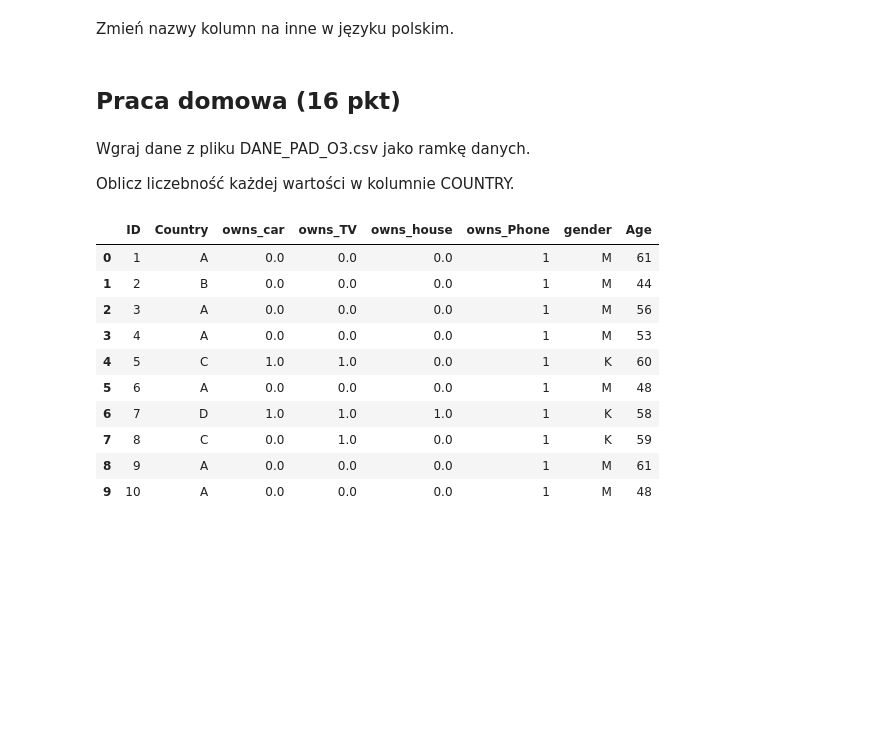
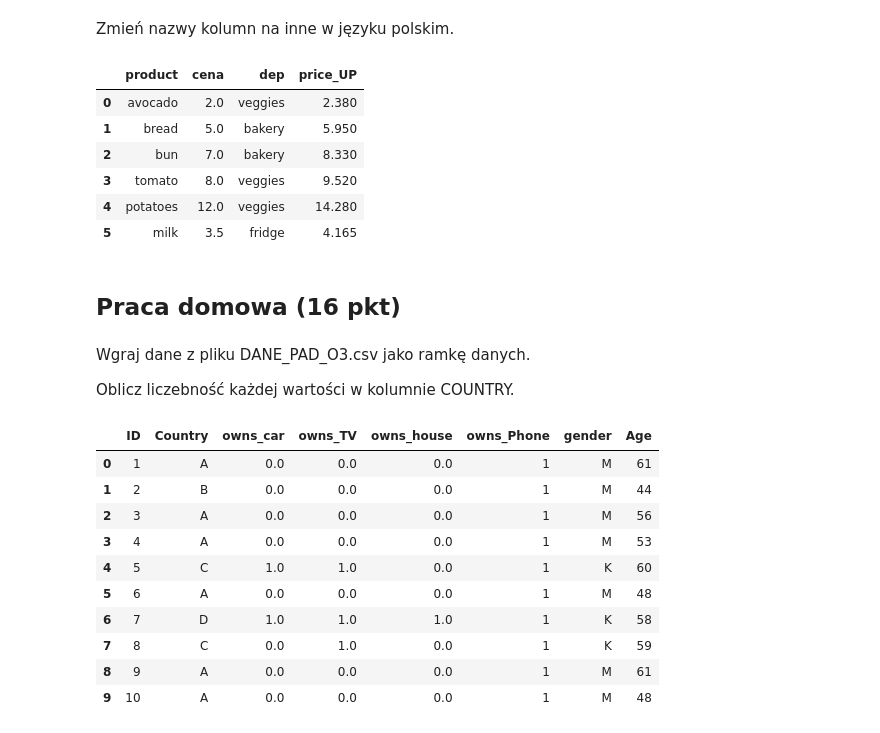
Before and after one commit to tom-ek-repo/pja, a Jupyter notebook: LAB03_pandas/03_pandas_zadania.ipynb, the cells around one changed output. Cells and saved outputs as stored; diff of their text form; code cells hidden in the pictures; blank space fills up the shorter version.

```diff
--- a/LAB03_pandas/03_pandas_zadania.ipynb
+++ b/LAB03_pandas/03_pandas_zadania.ipynb
@@ -239,5 +247,15 @@ Dla każdej sekcji (piekarnia, warzywa, produkty z lodówki) wyświetl średnią
 # %% [markdown]
 Zmień nazwy kolumn na inne w języku polskim.
+# %%
+df.rename(columns={'produkt':'prod',  'price':'cena',  'department' : 'dep'})
+# %% [output]
+|  | product | cena | dep | price_UP |
+| 0 | avocado | 2.0 | veggies | 2.380 |
+| 1 | bread | 5.0 | bakery | 5.950 |
+| 2 | bun | 7.0 | bakery | 8.330 |
+| 3 | tomato | 8.0 | veggies | 9.520 |
+| 4 | potatoes | 12.0 | veggies | 14.280 |
+| 5 | milk | 3.5 | fridge | 4.165 |
 # %% [markdown]
 ## Praca domowa (16 pkt)
 # %% [markdown]
```
Also changed, not shown: parts of 1 cell of this notebook.
